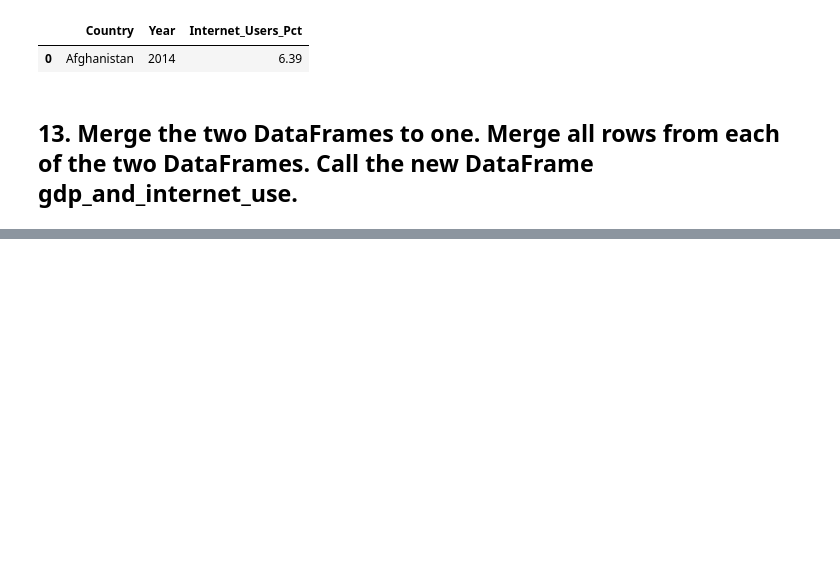
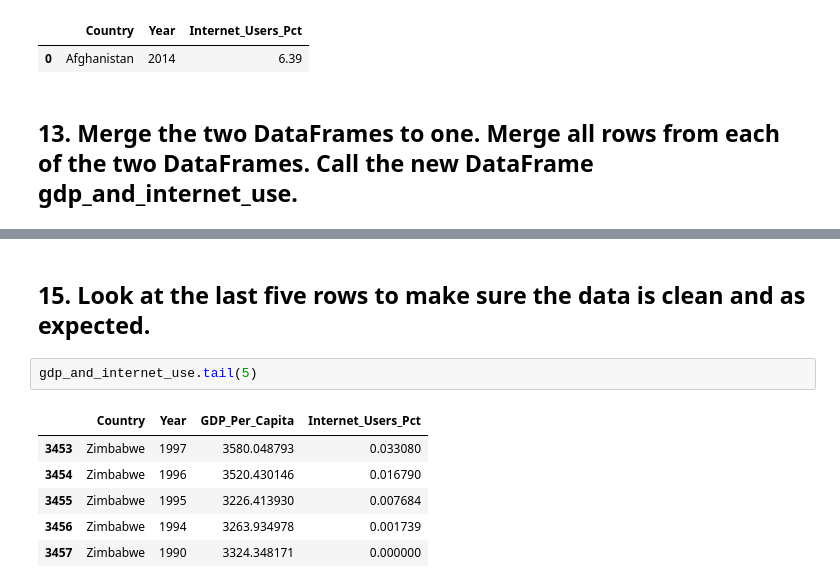
Before and after one commit to NSS-Data-Analytics-Cohort-7/gdp-and-internet-usage-kalmckin, a Jupyter notebook: Notebooks/gdp_and_internet_usage_kalmckin_notebook.ipynb, the cells around one changed output, grey strips where cells are left out. Drawn from its saved outputs; the diff is of its cells as text; blank space fills up the shorter version.

```diff
--- a/Notebooks/gdp_and_internet_usage_kalmckin_notebook.ipynb
+++ b/Notebooks/gdp_and_internet_usage_kalmckin_notebook.ipynb
@@ -157,0 +170,11 @@ display(gdp_and_internet_use)
+# %% [markdown]
+## 15. Look at the last five rows to make sure the data is clean and as expected.
+# %%
+gdp_and_internet_use.tail(5)
+# %% [output]
+|  | Country | Year | GDP_Per_Capita | Internet_Users_Pct |
+| 3453 | Zimbabwe | 1997 | 3580.048793 | 0.033080 |
+| 3454 | Zimbabwe | 1996 | 3520.430146 | 0.016790 |
+| 3455 | Zimbabwe | 1995 | 3226.413930 | 0.007684 |
+| 3456 | Zimbabwe | 1994 | 3263.934978 | 0.001739 |
+| 3457 | Zimbabwe | 1990 | 3324.348171 | 0.000000 |
```
Also changed, not shown: parts of 6 cells of this notebook.
